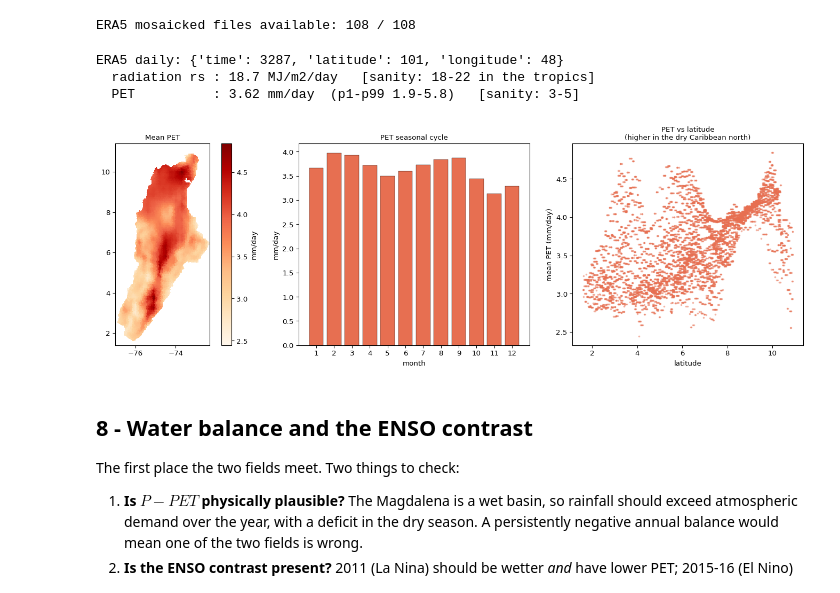
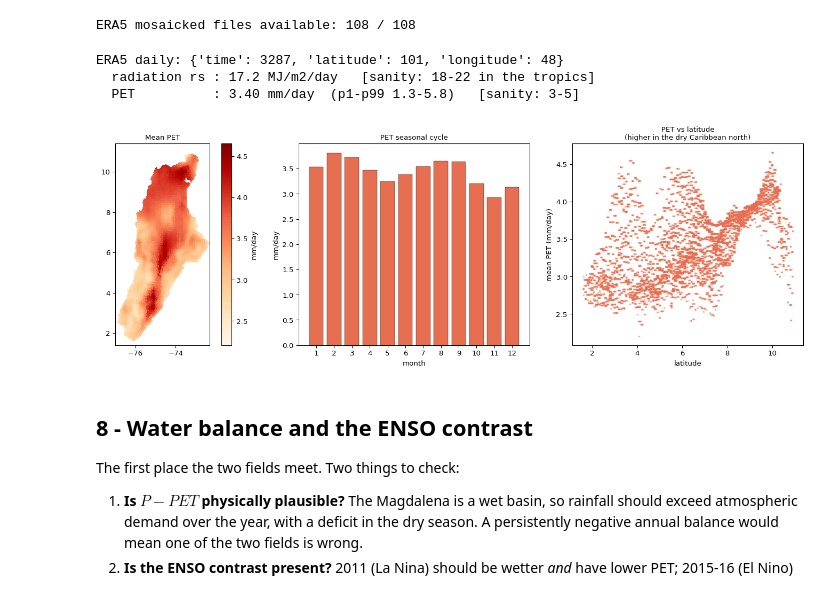
Before and after one commit to AYmANTwill/magdalena-mgb-sed, a Jupyter notebook: notebooks/11_rainfall_pet_forcing.ipynb, the cells around one changed output. Cells and saved outputs as stored; diff of their text form; code cells hidden in the pictures.

```diff
--- a/notebooks/11_rainfall_pet_forcing.ipynb
+++ b/notebooks/11_rainfall_pet_forcing.ipynb
@@ -484,45 +496,50 @@ if PET_READY:
             tc = d['t2m']-273.15
             wind = np.sqrt(d['u10']**2+d['v10']**2)
             g = d.time.dt.floor('D')
+            # ssrd accumulates from 00 UTC and resets. The 00:00 stamp still carries the
+            # PREVIOUS day's full total, so a plain max over the day picks that up whenever
+            # yesterday was sunnier - inflating radiation ~7 %. Exclude hour 0; the running
+            # max over 01:00-23:00 is the day's own total.
+            ssrd = d['ssrd'].where(d['ssrd'].time.dt.hour != 0)
             agg = xr.Dataset({
                 'tmean': tc.groupby(g).mean('time'), 'tmax': tc.groupby(g).max('time'),
                 'tmin': tc.groupby(g).min('time'), 'tdew': (d['d2m']-273.15).groupby(g).mean('time'),
-                'rs': d['ssrd'].groupby(g).max('time')/1e6,
+                'rs': ssrd.groupby(g).max('time')/1e6,
                 'wind': wind.groupby(g).mean('time'), 'sp': d['sp'].groupby(g).mean('time')})
             dn = [x for x in agg.dims if x not in ('latitude', 'longitude')][0]
             frames.append(agg.rename({dn: 'time'}))
     E = xr.concat(frames, dim='time').sortby('time')
     lat2d = (E.latitude.values[:, None]*np.ones((1, E.longitude.size)))[None, :, :]
     doy = E.time.dt.dayofyear.values[:, None, None]
     pet = et0_fao56(E.tmean.values, E.tmax.values, E.tmin.values, E.tdew.values,
                     E.rs.values, E.wind.values, E.sp.values, lat2d, doy)
 
     print(f'ERA5 daily: {dict(E.sizes)}')
     print(f'  radiation rs : {float(E.rs.mean()):.1f} MJ/m2/day   [sanity: 18-22 in the tropics]')
     print(f'  PET          : {np.nanmean(pet):.2f} mm/day  '
           f'(p1-p99 {np.nanpercentile(pet,1):.1f}-{np.nanpercentile(pet,99):.1f})   [sanity: 3-5]')
 
     iy = np.abs(E.latitude.values[None, :]-cent.lat.values[:, None]).argmin(1)
     ix = np.abs(E.longitude.values[None, :]-cent.lon.values[:, None]).argmin(1)
     PETdf = pd.DataFrame(pet[:, iy, ix], index=pd.to_datetime(E.time.values), columns=cent.id.values)
     pet_mean = PETdf.mean(1)
 
     fig, ax = plt.subplots(1, 3, figsize=(15.5, 5))
     im = ax[0].imshow(to_grid(cent.id, PETdf.mean(0).values), extent=EXT, origin='upper', cmap='OrRd')
     plt.colorbar(im, ax=ax[0], label='mm/day'); ax[0].set_title('Mean PET', fontsize=10)
     pc = pet_mean.groupby(pet_mean.index.month).mean()
     ax[1].bar(pc.index, pc.values, color='#e76f51', edgecolor='k', lw=.3)
     ax[1].set_xticks(range(1, 13)); ax[1].set_xlabel('month'); ax[1].set_ylabel('mm/day')
     ax[1].set_title('PET seasonal cycle', fontsize=10)
     ax[2].scatter(cent.lat, PETdf.mean(0).values, s=3, c='#e76f51', alpha=.4)
     ax[2].set_xlabel('latitude'); ax[2].set_ylabel('mean PET (mm/day)')
     ax[2].set_title('PET vs latitude\n(higher in the dry Caribbean north)', fontsize=10)
     plt.tight_layout(); plt.show()
 # %% [output]
 ERA5 daily: {'time': 3287, 'latitude': 101, 'longitude': 48}
-  radiation rs : 18.7 MJ/m2/day   [sanity: 18-22 in the tropics]
-  PET          : 3.62 mm/day  (p1-p99 1.9-5.8)   [sanity: 3-5]
+  radiation rs : 17.2 MJ/m2/day   [sanity: 18-22 in the tropics]
+  PET          : 3.40 mm/day  (p1-p99 1.3-5.8)   [sanity: 3-5]
-[figure, old version]
+[figure, new version]
 # %% [markdown]
 ## 8 - Water balance and the ENSO contrast
 
```
Also changed, not shown: parts of 8 cells of this notebook, 3 other files.
